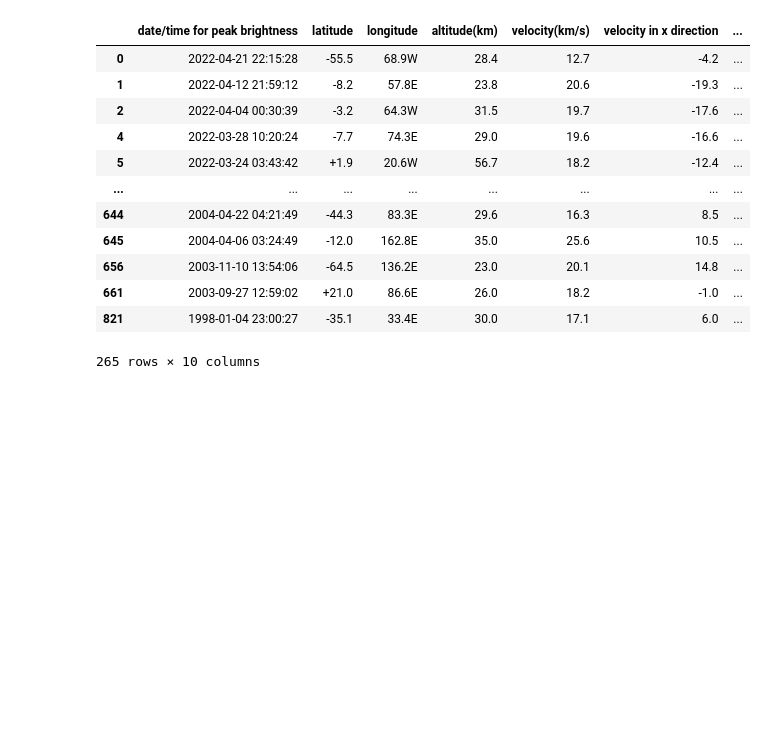
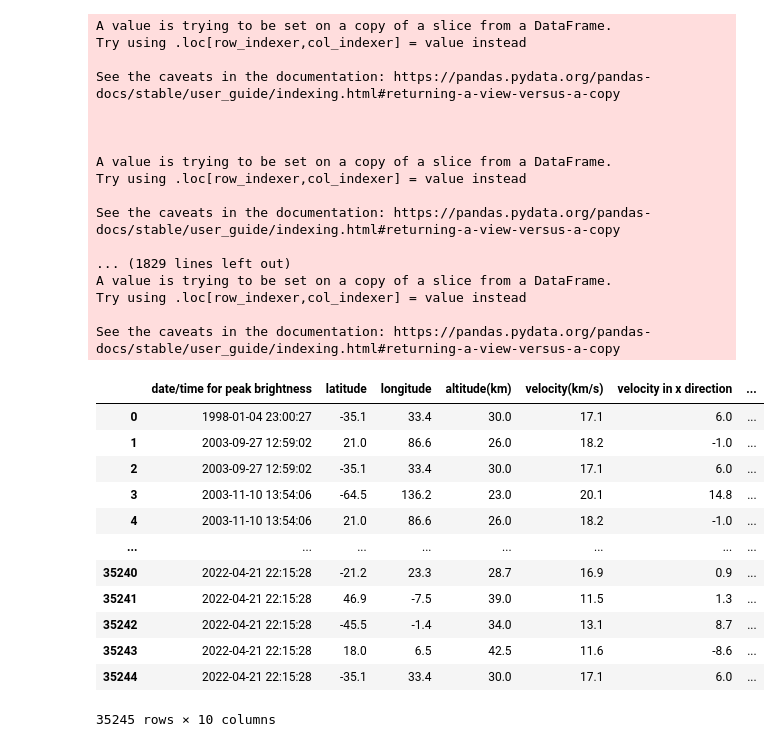
Before and after one commit to jonyjesus18/visuals, a Jupyter notebook: fireballs/1.ipynb, the cells around one changed output. Drawn from its saved outputs; the diff is of its cells as text; code cells hidden in the pictures; blank space fills up the shorter version.

```diff
--- a/fireballs/1.ipynb
+++ b/fireballs/1.ipynb
@@ -1,37 +1,72 @@
 # %%
 import pandas as pd
 df = pd.read_csv('nasas fireballs.csv')
 df.head(10)
 
 def cleanCoordinate(coordinate):
     c = coordinate[-1]
     if c =='N': coordinate = f"+{coordinate[:-1]}"
     if c =='S': coordinate = f"-{coordinate[:-1]}"
     if c =='E': coordinate = f"+{coordinate[:-1]}"
     if c =='W': coordinate = f"-{coordinate[:-1]}"
-    return coordinate
+    return float(coordinate)
 cleanCoordinate('55.5S')
 
 df = df.drop_duplicates()
 df = df.dropna()
 
 
 df['latitude'] = df['latitude'].apply(cleanCoordinate)
 df['longitude'] = df['longitude'].apply(cleanCoordinate)
 
+df['velocity(km/s)'] = abs(df['velocity(km/s)'])
+
+
 # sum(df['total impact energy'].isnull() == True)
-df
+
+df2 = pd.DataFrame()
+dates = df['date/time for peak brightness'].sort_values(ascending = True).tolist()
+
+for date in dates:
+    # tdf = df[df['date/time for peak brightness'] <= date]
+    tdf = df.loc[df['date/time for peak brightness'] <= date]
+    tdf['date/time for peak brightness'] = date
+    df2 = pd.concat([df2,tdf], axis = 0)
+
+
+
+df2 = df2.sort_values(by=['date/time for peak brightness'],ascending = True)
+df2 = df2.reset_index()
+df2 = df2.drop(columns=['index'], axis=1)
+df2
 # %% [output]
+A value is trying to be set on a copy of a slice from a DataFrame.
+Try using .loc[row_indexer,col_indexer] = value instead
+
+See the caveats in the documentation: https://pandas.pydata.org/pandas-docs/stable/user_guide/indexing.html#returning-a-view-versus-a-copy
+
+
+
+A value is trying to be set on a copy of a slice from a DataFrame.
+Try using .loc[row_indexer,col_indexer] = value instead
+
+See the caveats in the documentation: https://pandas.pydata.org/pandas-docs/stable/user_guide/indexing.html#returning-a-view-versus-a-copy
+
+... (1829 lines left out)
+A value is trying to be set on a copy of a slice from a DataFrame.
+Try using .loc[row_indexer,col_indexer] = value instead
+
+See the caveats in the documentation: https://pandas.pydata.org/pandas-docs/stable/user_guide/indexing.html#returning-a-view-versus-a-copy
 |  | date/time for peak brightness | latitude | longitude | altitude(km) | velocity(km/s) | velocity in x direction | ... |
-| 0 | 2022-04-21 22:15:28 | -55.5 | 68.9W | 28.4 | 12.7 | -4.2 | ... |
-| 1 | 2022-04-12 21:59:12 | -8.2 | 57.8E | 23.8 | 20.6 | -19.3 | ... |
-| 2 | 2022-04-04 00:30:39 | -3.2 | 64.3W | 31.5 | 19.7 | -17.6 | ... |
-| 4 | 2022-03-28 10:20:24 | -7.7 | 74.3E | 29.0 | 19.6 | -16.6 | ... |
-| 5 | 2022-03-24 03:43:42 | +1.9 | 20.6W | 56.7 | 18.2 | -12.4 | ... |
+| 0 | 1998-01-04 23:00:27 | -35.1 | 33.4 | 30.0 | 17.1 | 6.0 | ... |
+| 1 | 2003-09-27 12:59:02 | 21.0 | 86.6 | 26.0 | 18.2 | -1.0 | ... |
+| 2 | 2003-09-27 12:59:02 | -35.1 | 33.4 | 30.0 | 17.1 | 6.0 | ... |
+| 3 | 2003-11-10 13:54:06 | -64.5 | 136.2 | 23.0 | 20.1 | 14.8 | ... |
+| 4 | 2003-11-10 13:54:06 | 21.0 | 86.6 | 26.0 | 18.2 | -1.0 | ... |
 | ... | ... | ... | ... | ... | ... | ... | ... |
-| 644 | 2004-04-22 04:21:49 | -44.3 | 83.3E | 29.6 | 16.3 | 8.5 | ... |
-| 645 | 2004-04-06 03:24:49 | -12.0 | 162.8E | 35.0 | 25.6 | 10.5 | ... |
-| 656 | 2003-11-10 13:54:06 | -64.5 | 136.2E | 23.0 | 20.1 | 14.8 | ... |
-| 661 | 2003-09-27 12:59:02 | +21.0 | 86.6E | 26.0 | 18.2 | -1.0 | ... |
-| 821 | 1998-01-04 23:00:27 | -35.1 | 33.4E | 30.0 | 17.1 | 6.0 | ... |
+| 35240 | 2022-04-21 22:15:28 | -21.2 | 23.3 | 28.7 | 16.9 | 0.9 | ... |
+| 35241 | 2022-04-21 22:15:28 | 46.9 | -7.5 | 39.0 | 11.5 | 1.3 | ... |
+| 35242 | 2022-04-21 22:15:28 | -45.5 | -1.4 | 34.0 | 13.1 | 8.7 | ... |
+| 35243 | 2022-04-21 22:15:28 | 18.0 | 6.5 | 42.5 | 11.6 | -8.6 | ... |
+| 35244 | 2022-04-21 22:15:28 | -35.1 | 33.4 | 30.0 | 17.1 | 6.0 | ... |
-265 rows × 10 columns
+35245 rows × 10 columns
```
Also changed, not shown: parts of 4 cells of this notebook.
